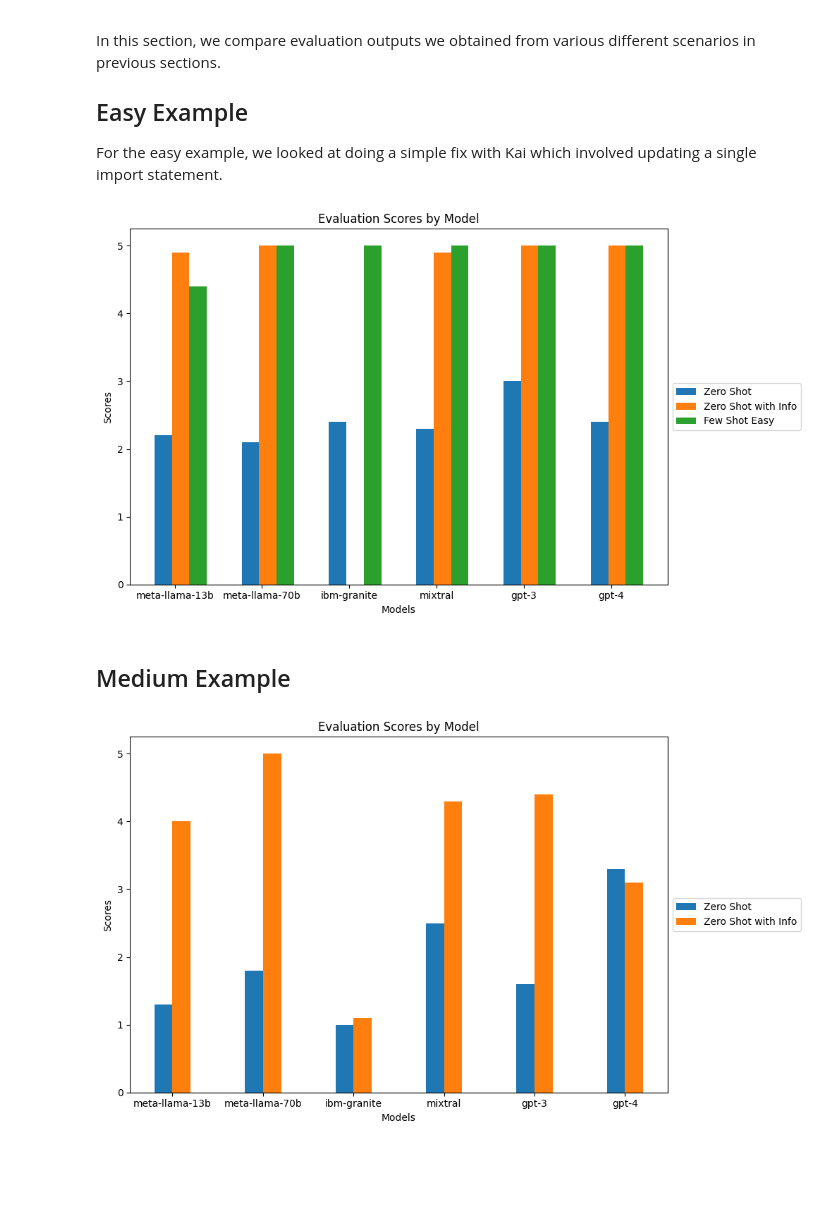
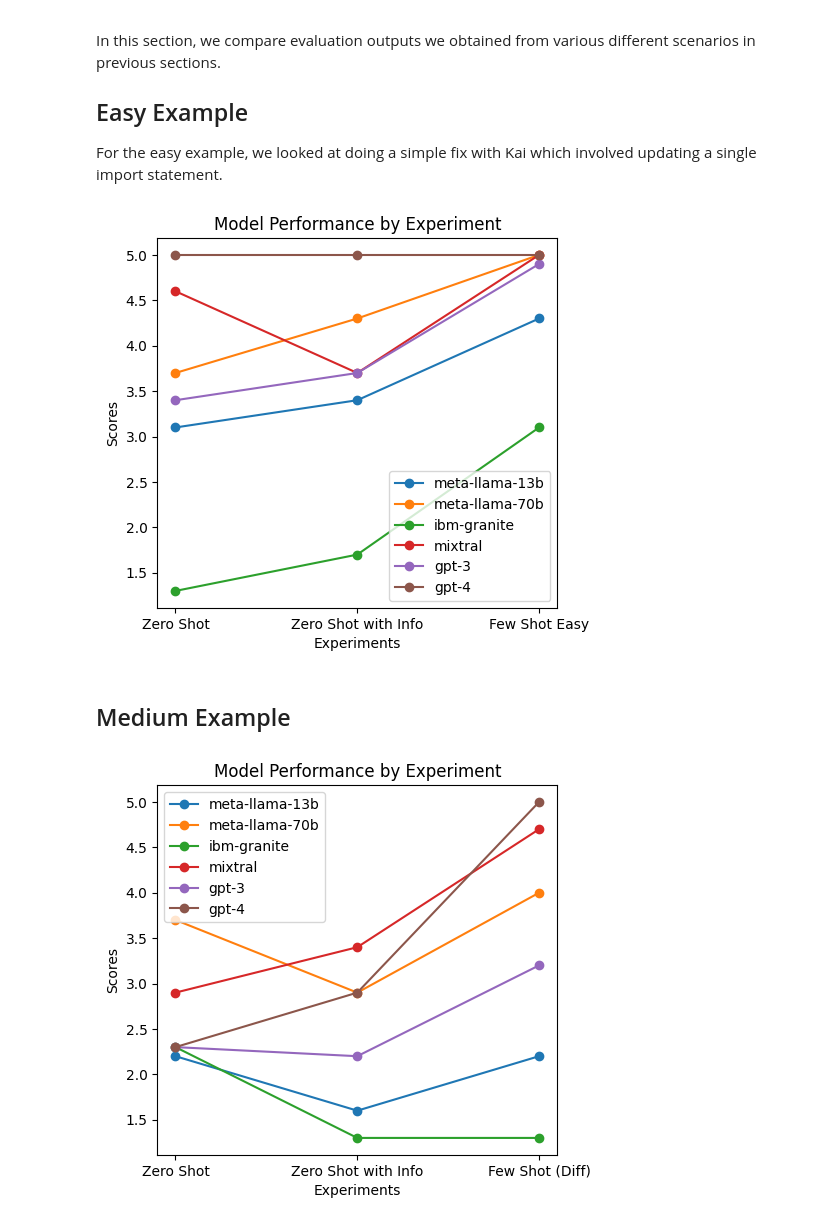
Before and after one commit to konveyor/kai, a Jupyter notebook: notebooks/evaluation/01.coolstore.ipynb, the cells around one changed output. Drawn from its saved outputs; the diff is of its cells as text; code cells hidden in the pictures; blank space fills up the shorter version.

```diff
--- a/notebooks/evaluation/01.coolstore.ipynb
+++ b/notebooks/evaluation/01.coolstore.ipynb
@@ -446,20 +446,33 @@ def plot_evaluation_score(data: dict):
 def plot_multibar_chart(data: list[tuple[dict, str]]):
     labels = [label for _, label in data]
     models = list(data[0][0].keys())
-    x = np.arange(len(models))
-    width = 0.2
-    fig, ax = plt.subplots(figsize=(12, 6))
-    for i, (results, label) in enumerate(data):
-        values = [results[model] for model in models]
-        ax.bar(x + i*width, values, width, label=label)
-    ax.set_xlabel('Models')
+    fig, ax = plt.subplots()
+    for model in models:
+        model_values = [results[model] for results, _ in data]
+        ax.plot(labels, model_values, marker='o', label=model)
+    ax.set_xlabel('Experiments')
     ax.set_ylabel('Scores')
-    ax.set_title('Evaluation Scores by Model')
-    ax.set_xticks(x + width / len(data) * (len(data) - 1))
-    ax.set_xticklabels(models)
-    ax.legend(loc='center left', bbox_to_anchor=(1, 0.5))
-    plt.tight_layout(rect=[0, 0, 0.85, 1])
+    ax.set_title('Model Performance by Experiment')
+    ax.legend(loc='center left', bbox_to_anchor=(1, 1))
+    plt.subplots_adjust(right=0.75)
+    ax.legend()
     plt.show()
+    # labels = [label for _, label in data]
+    # models = list(data[0][0].keys())
+    # x = np.arange(len(models))
+    # width = 0.2
+    # fig, ax = plt.subplots(figsize=(12, 6))
+    # for i, (results, label) in enumerate(data):
+    #     values = [results[model] for model in models]
+    #     ax.bar(x + i*width, values, width, label=label)
+    # ax.set_xlabel('Models')
+    # ax.set_ylabel('Scores')
+    # ax.set_title('Evaluation Scores by Model')
+    # ax.set_xticks(x + width / len(data) * (len(data) - 1))
+    # ax.set_xticklabels(models)
+    # ax.legend(loc='center left', bbox_to_anchor=(1, 0.5))
+    # plt.tight_layout(rect=[0, 0, 0.85, 1])
+    # plt.show()
 
 # given raw evaluation output from models, plots the chart and prints reasoning
 def plot_chart_and_print_reasoning(eval_output: dict):
@@ -833,5 +848,5 @@ The outputs of this experiment will be generated in `./data/outputs/using_kai/fe
 # run kai-fix for all models
 for model in KAI_FIX_MODELS:
     print(f"generating fix using model {model}")
-    run_kai_generate_fix(model, "few_shot_med", "./templates/few_shot/few_shot_med.jinja", EXAMPLE_MEDIUM)
+    run_kai_generate_fix(model, "few_shot_med", "./templates/few_shot/few_shot_med_hardcoded.jinja", EXAMPLE_MEDIUM)
     print(f"generated fix using model {model}, output present in {OUTPUT_BASE_PATH}/using_kai/few_shot_med/{model}")
@@ -837,0 +868,2 @@ for model in KAI_FIX_MODELS:
+# %%
+few_shot_med_eval_output = run_evaluation_for_models(KAI_FIX_MODELS, EXAMPLE_MEDIUM, "./data/outputs/using_kai/few_shot_med")
@@ -849,13 +917,15 @@ plot_multibar_chart_from_eval_outputs([
     (zero_shot_easy_with_info_eval_output, "Zero Shot with Info"),
     (few_shot_easy_eval_output, "Few Shot Easy")])
 # %% [output]
-[figure, old version]
+[figure, new version]
 # %% [markdown]
 ## Medium Example
 # %%
 
 plot_multibar_chart_from_eval_outputs([
     (zero_shot_med_eval_output, "Zero Shot"),
-    (zero_shot_med_with_info_eval_output, "Zero Shot with Info")])
+    (zero_shot_med_with_info_eval_output, "Zero Shot with Info"),
+    (few_shot_med_eval_output, "Few Shot (Diff)")
+    ])
 # %% [output]
-[figure, old version]
+[figure, new version]
```
Also changed, not shown: parts of 14 cells of this notebook, 1 other file.
